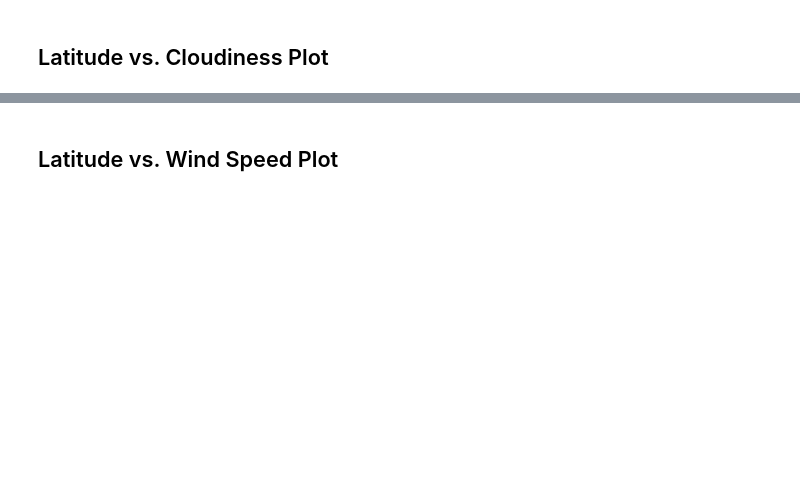
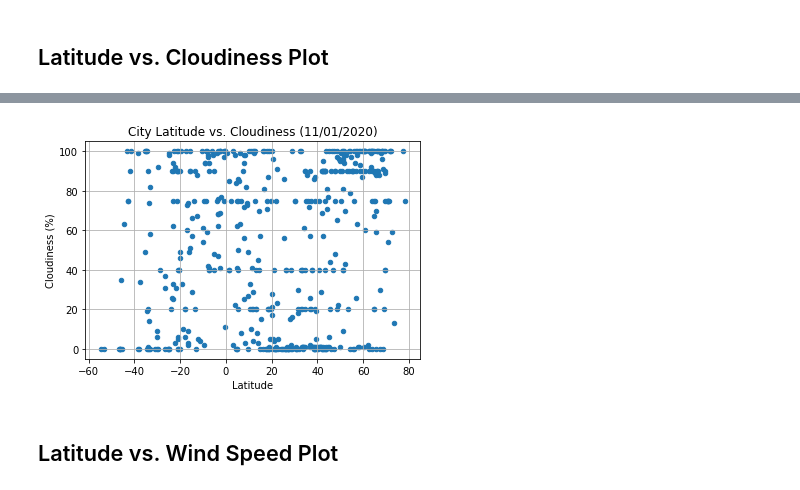
Before and after one commit to brettmw92/python-api-challenge, a Jupyter notebook: WeatherPy.ipynb, the cells around one changed output, grey strips where cells are left out. Saved outputs shown, nothing was run; the diff lists cells and outputs as text; code cells hidden in the pictures; blank space fills up the shorter version.

```diff
--- a/WeatherPy.ipynb
+++ b/WeatherPy.ipynb
@@ -210,2 +226,11 @@ Int64Index([], dtype='int64')
+# %%
+weather_df.plot('Lat', 'Cloudiness', kind='scatter')
+plt.title("City Latitude vs. Cloudiness (11/01/2020)")
+plt.xlabel("Latitude")
+plt.ylabel("Cloudiness (%)")
+plt.grid(b=None)
+plt.show()
+# %% [output]
+[figure, added]
 # %% [markdown]
 ## Latitude vs. Wind Speed Plot
```
Also changed, not shown: parts of 33 cells of this notebook, 3 other files.
